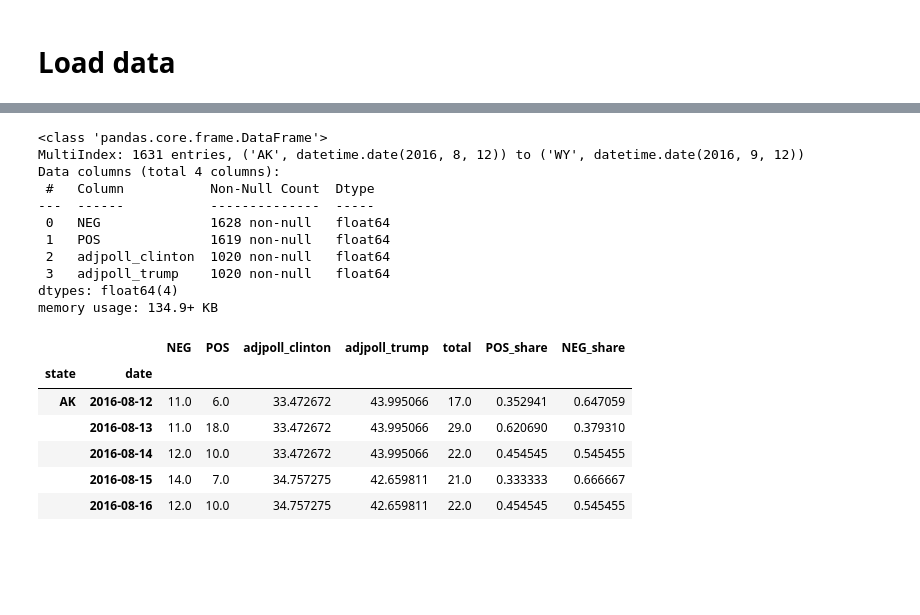
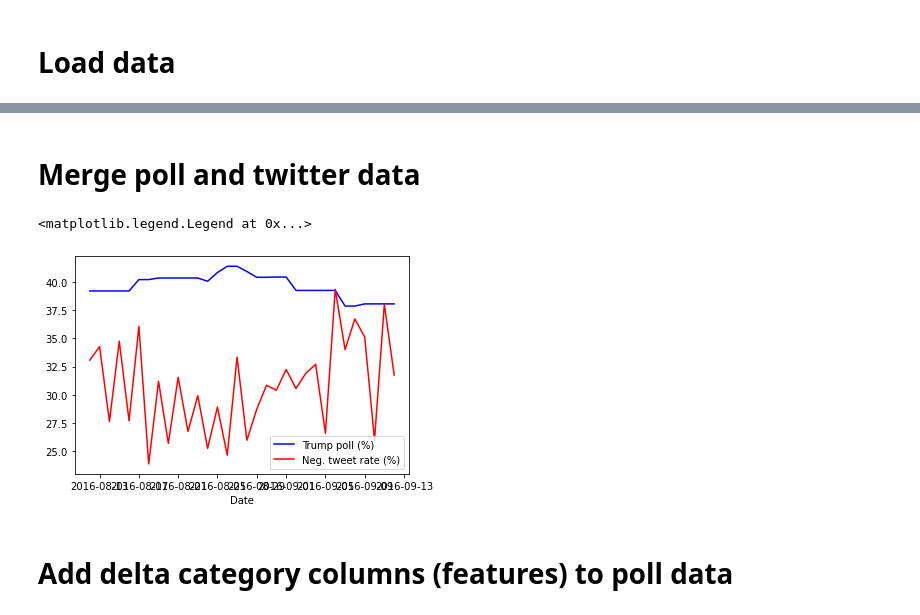
Before and after one commit to robzwitserlood/RobTempDocs, a Jupyter notebook: Assignm1_compare_correlate_visualise.ipynb, the cells around one changed output, grey strips where cells are left out. Drawn from its saved outputs; the diff is of its cells as text; code cells hidden in the pictures; blank space fills up the shorter version.

```diff
--- a/Assignm1_compare_correlate_visualise.ipynb
+++ b/Assignm1_compare_correlate_visualise.ipynb
@@ -58,28 +82,2 @@ tweet_data1.head()
-# %%
-data=tweet_data1.join(poll_data)
-data.info()
-# %% [output]
-<class 'pandas.core.frame.DataFrame'>
-MultiIndex: 1631 entries, ('AK', datetime.date(2016, 8, 12)) to ('WY', datetime.date(2016, 9, 12))
-Data columns (total 4 columns):
- #   Column           Non-Null Count  Dtype
----  ------           --------------  -----
- 0   NEG              1628 non-null   float64
- 1   POS              1619 non-null   float64
- 2   adjpoll_clinton  1020 non-null   float64
- 3   adjpoll_trump    1020 non-null   float64
-dtypes: float64(4)
-memory usage: 134.9+ KB
-# %%
-data['total']=data['POS']+data['NEG']
-data['POS_share']=data['POS']/data['total']
-data['NEG_share']=data['NEG']/data['total']
-data.head()
-# %% [output]
-|  |  | NEG | POS | adjpoll_clinton | adjpoll_trump | total | POS_share | NEG_share |
-| state | date |  |  |  |  |  |  |  |
-| AK | 2016-08-12 | 11.0 | 6.0 | 33.472672 | 43.995066 | 17.0 | 0.352941 | 0.647059 |
-|  | 2016-08-13 | 11.0 | 18.0 | 33.472672 | 43.995066 | 29.0 | 0.620690 | 0.379310 |
-|  | 2016-08-14 | 12.0 | 10.0 | 33.472672 | 43.995066 | 22.0 | 0.454545 | 0.545455 |
-|  | 2016-08-15 | 14.0 | 7.0 | 34.757275 | 42.659811 | 21.0 | 0.333333 | 0.666667 |
-|  | 2016-08-16 | 12.0 | 10.0 | 34.757275 | 42.659811 | 22.0 | 0.454545 | 0.545455 |
+# %% [markdown]
+# Merge poll and twitter data
@@ -85,0 +87,10 @@ data.head()
+# %%
+plt.plot(tru.loc['WI'].tr_d0,c='b',label='Trump poll (%)')
+plt.plot(tru.loc['WI'].neg*100,c='r',label='Neg. tweet rate (%)')
+plt.xlabel("Date")
+plt.legend()
+# %% [output]
+<matplotlib.legend.Legend at 0x...>
+[figure, added]
+# %% [markdown]
+# Add delta category columns (features) to poll data
```
Also changed, not shown: parts of 20 cells of this notebook.
